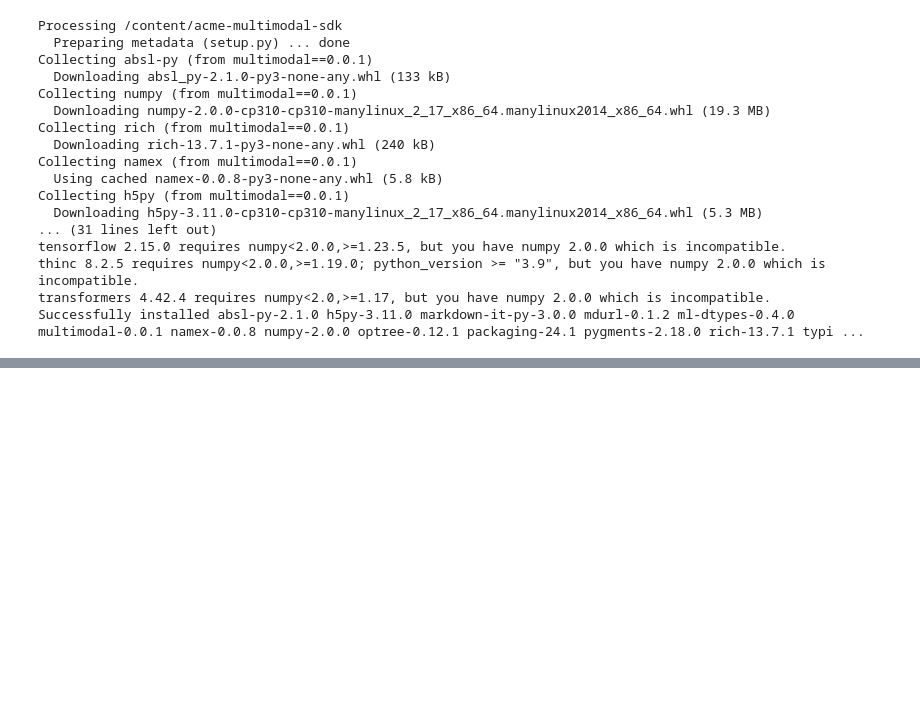
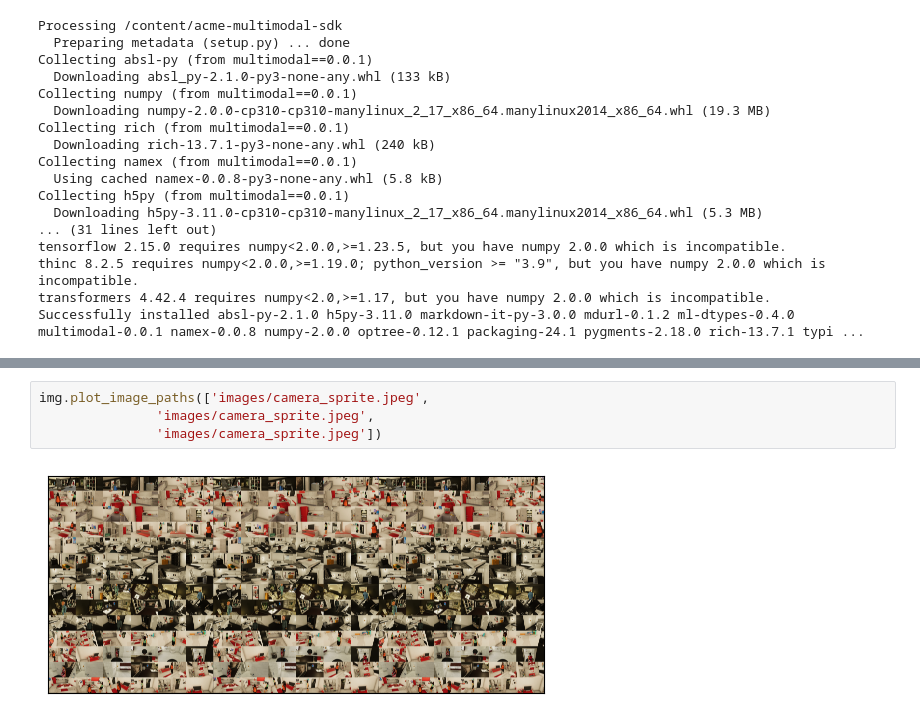
Before and after one commit to donigian/acme-multimodal-sdk, a Jupyter notebook: examples/dataset_examples.ipynb, the cells around one changed output, grey strips where cells are left out. Cells and saved outputs as stored; diff of their text form; blank space fills up the shorter version.

```diff
--- a/examples/dataset_examples.ipynb
+++ b/examples/dataset_examples.ipynb
@@ -33,0 +33,6 @@ img.plot('images/camera_sprite.jpeg', "Image Sprite")
+# %%
+img.plot_image_paths(['images/camera_sprite.jpeg',
+               'images/camera_sprite.jpeg',
+               'images/camera_sprite.jpeg'])
+# %% [output]
+[figure, added]
```
Also changed, not shown: parts of 2 cells of this notebook, 1 other file.
